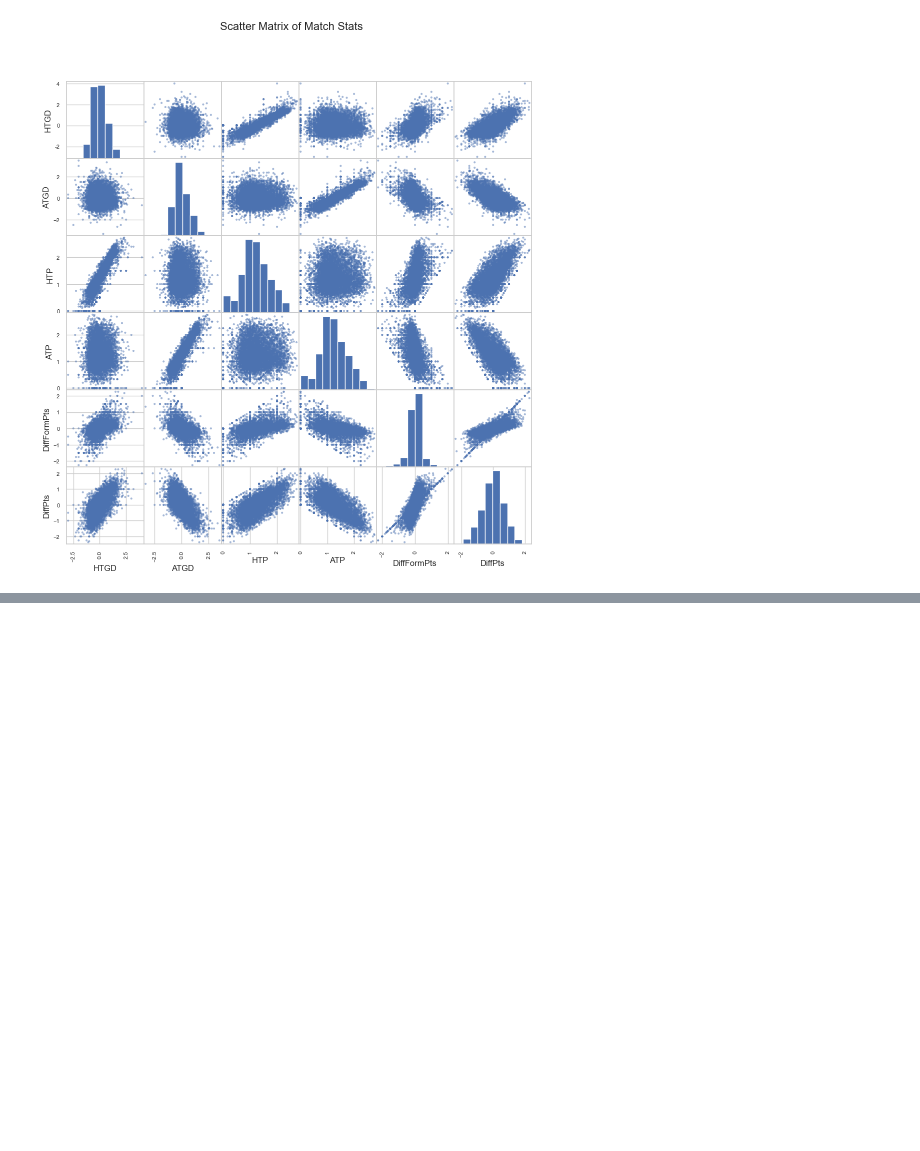
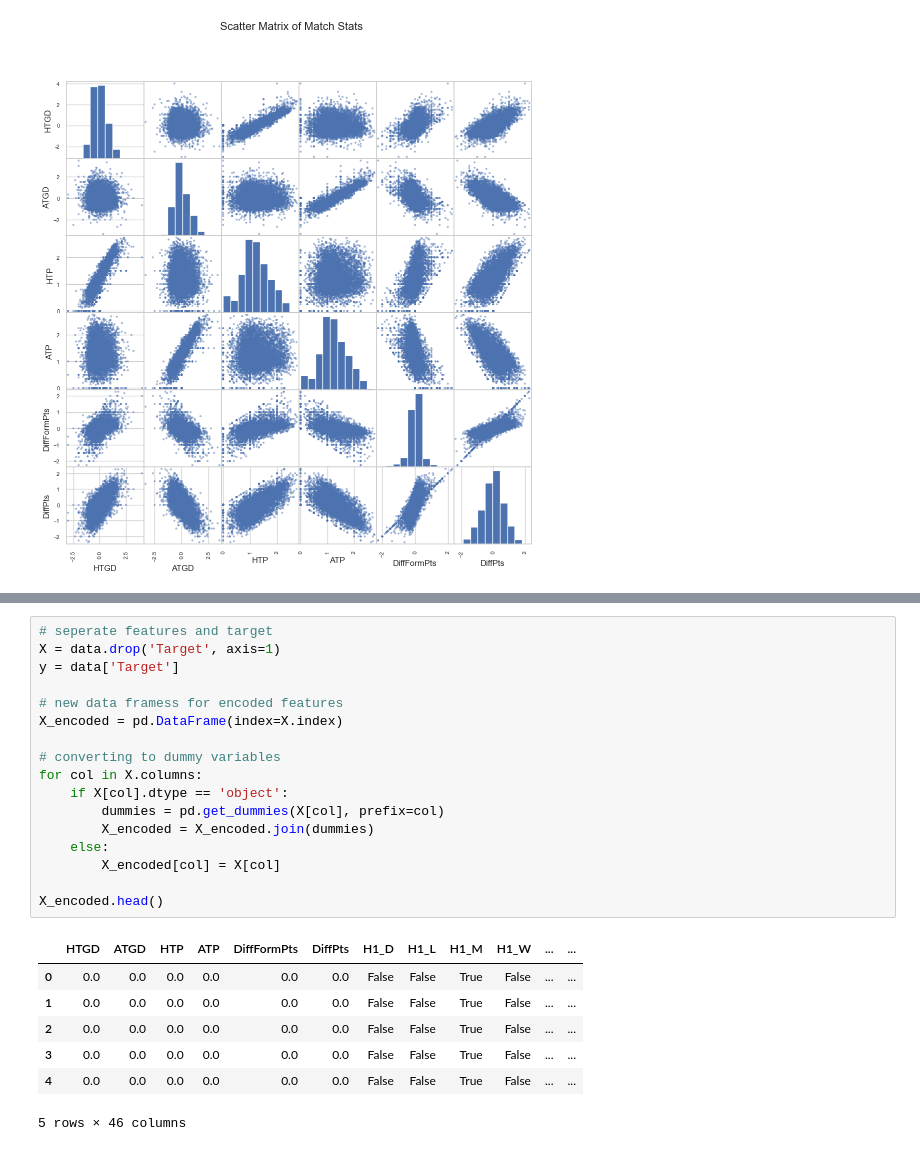
Before and after one commit to sahildayal/PremierLeagueMLProject, a Jupyter notebook: main.ipynb, the cells around one changed output, grey strips where cells are left out. Drawn from its saved outputs; the diff is of its cells as text; blank space fills up the shorter version.

```diff
--- a/main.ipynb
+++ b/main.ipynb
@@ -80,0 +130,25 @@ plt.show()
+# %%
+# seperate features and target
+X = data.drop('Target', axis=1)
+y = data['Target']
+
+# new data framess for encoded features
+X_encoded = pd.DataFrame(index=X.index)
+
+# converting to dummy variables
+for col in X.columns:
+    if X[col].dtype == 'object':
+        dummies = pd.get_dummies(X[col], prefix=col)
+        X_encoded = X_encoded.join(dummies)
+    else:
+        X_encoded[col] = X[col]
+
+X_encoded.head()
+# %% [output]
+|  | HTGD | ATGD | HTP | ATP | DiffFormPts | DiffPts | H1_D | H1_L | H1_M | H1_W | ... | ... |
+| 0 | 0.0 | 0.0 | 0.0 | 0.0 | 0.0 | 0.0 | False | False | True | False | ... | ... |
+| 1 | 0.0 | 0.0 | 0.0 | 0.0 | 0.0 | 0.0 | False | False | True | False | ... | ... |
+| 2 | 0.0 | 0.0 | 0.0 | 0.0 | 0.0 | 0.0 | False | False | True | False | ... | ... |
+| 3 | 0.0 | 0.0 | 0.0 | 0.0 | 0.0 | 0.0 | False | False | True | False | ... | ... |
+| 4 | 0.0 | 0.0 | 0.0 | 0.0 | 0.0 | 0.0 | False | False | True | False | ... | ... |
+5 rows × 46 columns
```
Also changed, not shown: parts of 4 cells of this notebook.
